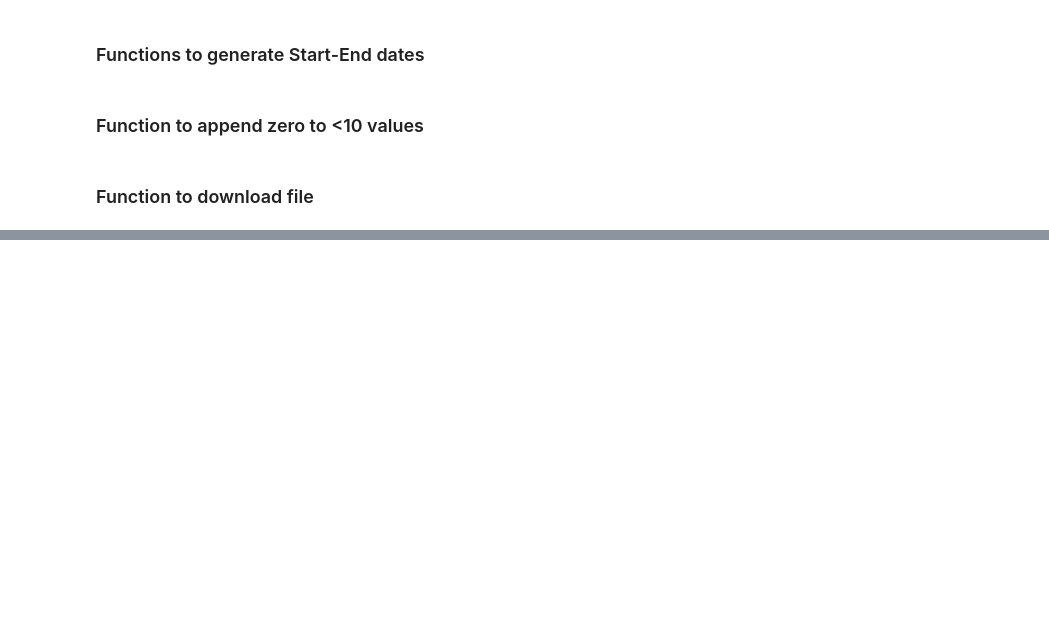
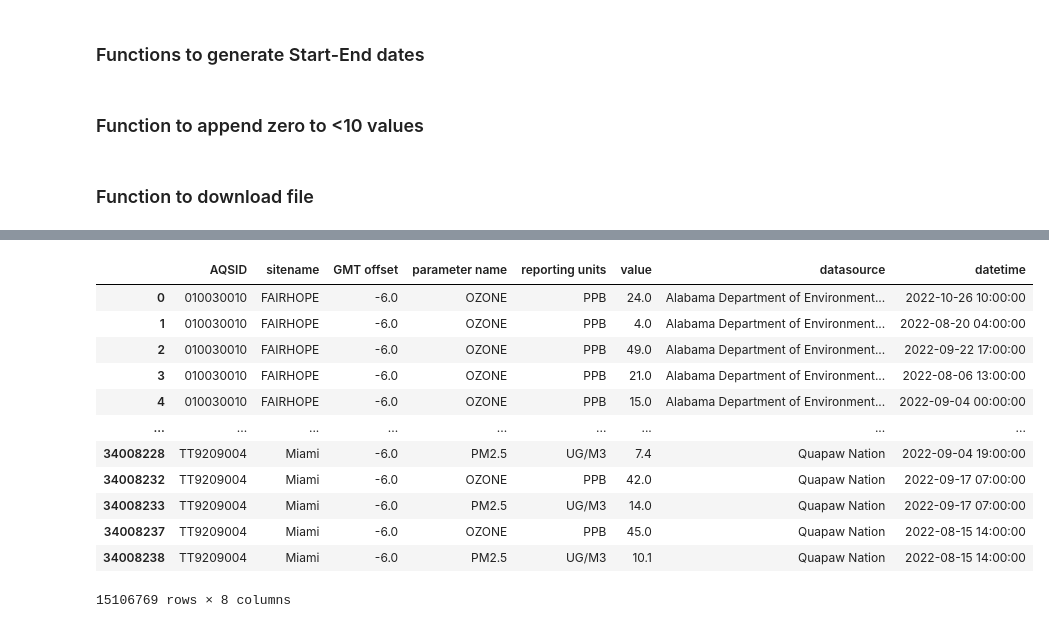
Before and after one commit to Charan-Patnaik/Aircast, a Jupyter notebook: ML/data_extraction.ipynb, the cells around one changed output, grey strips where cells are left out. Cells and saved outputs as stored; diff of their text form; code cells hidden in the pictures; blank space fills up the shorter version.

```diff
--- a/ML/data_extraction.ipynb
+++ b/ML/data_extraction.ipynb
@@ -184,0 +188,5 @@ new_df[new_df['AQSID']=='000010601']
+# %%
+stations_only_with_param = pd.read_csv('../backend/station_with_params.csv')
+stations_only_with_param.drop(['Unnamed: 0.1', 'Unnamed: 0', 'Latitude', 'Longitude', 'CountyName', 'parameter name', 'SiteName'], axis=1, inplace=True)
+
+stations_only_with_param
@@ -184,0 +207,2 @@ new_df[new_df['AQSID']=='000010601']
+# %%
+merged_df = pd.merge(combined_df, stations_only_with_param, on='AQSID', how='right')
@@ -184,0 +213,18 @@ new_df[new_df['AQSID']=='000010601']
+# %%
+values_to_keep = ['OZONE', 'PM2.5', 'PM10', 'SO2', 'CO', 'NO2']
+merged_df_with_specific_val = merged_df.loc[merged_df['parameter name'].isin(values_to_keep)]
+merged_df_with_specific_val
+# %% [output]
+|  | AQSID | sitename | GMT offset | parameter name | reporting units | value | datasource | datetime |
+| 0 | 010030010 | FAIRHOPE | -6.0 | OZONE | PPB | 24.0 | Alabama Department of Environment... | 2022-10-26 10:00:00 |
+| 1 | 010030010 | FAIRHOPE | -6.0 | OZONE | PPB | 4.0 | Alabama Department of Environment... | 2022-08-20 04:00:00 |
+| 2 | 010030010 | FAIRHOPE | -6.0 | OZONE | PPB | 49.0 | Alabama Department of Environment... | 2022-09-22 17:00:00 |
+| 3 | 010030010 | FAIRHOPE | -6.0 | OZONE | PPB | 21.0 | Alabama Department of Environment... | 2022-08-06 13:00:00 |
+| 4 | 010030010 | FAIRHOPE | -6.0 | OZONE | PPB | 15.0 | Alabama Department of Environment... | 2022-09-04 00:00:00 |
+| ... | ... | ... | ... | ... | ... | ... | ... | ... |
+| 34008228 | TT9209004 | Miami | -6.0 | PM2.5 | UG/M3 | 7.4 | Quapaw Nation | 2022-09-04 19:00:00 |
+| 34008232 | TT9209004 | Miami | -6.0 | OZONE | PPB | 42.0 | Quapaw Nation | 2022-09-17 07:00:00 |
+| 34008233 | TT9209004 | Miami | -6.0 | PM2.5 | UG/M3 | 14.0 | Quapaw Nation | 2022-09-17 07:00:00 |
+| 34008237 | TT9209004 | Miami | -6.0 | OZONE | PPB | 45.0 | Quapaw Nation | 2022-08-15 14:00:00 |
+| 34008238 | TT9209004 | Miami | -6.0 | PM2.5 | UG/M3 | 10.1 | Quapaw Nation | 2022-08-15 14:00:00 |
+15106769 rows × 8 columns
```
Also changed, not shown: parts of 25 cells of this notebook, 3 other files.
